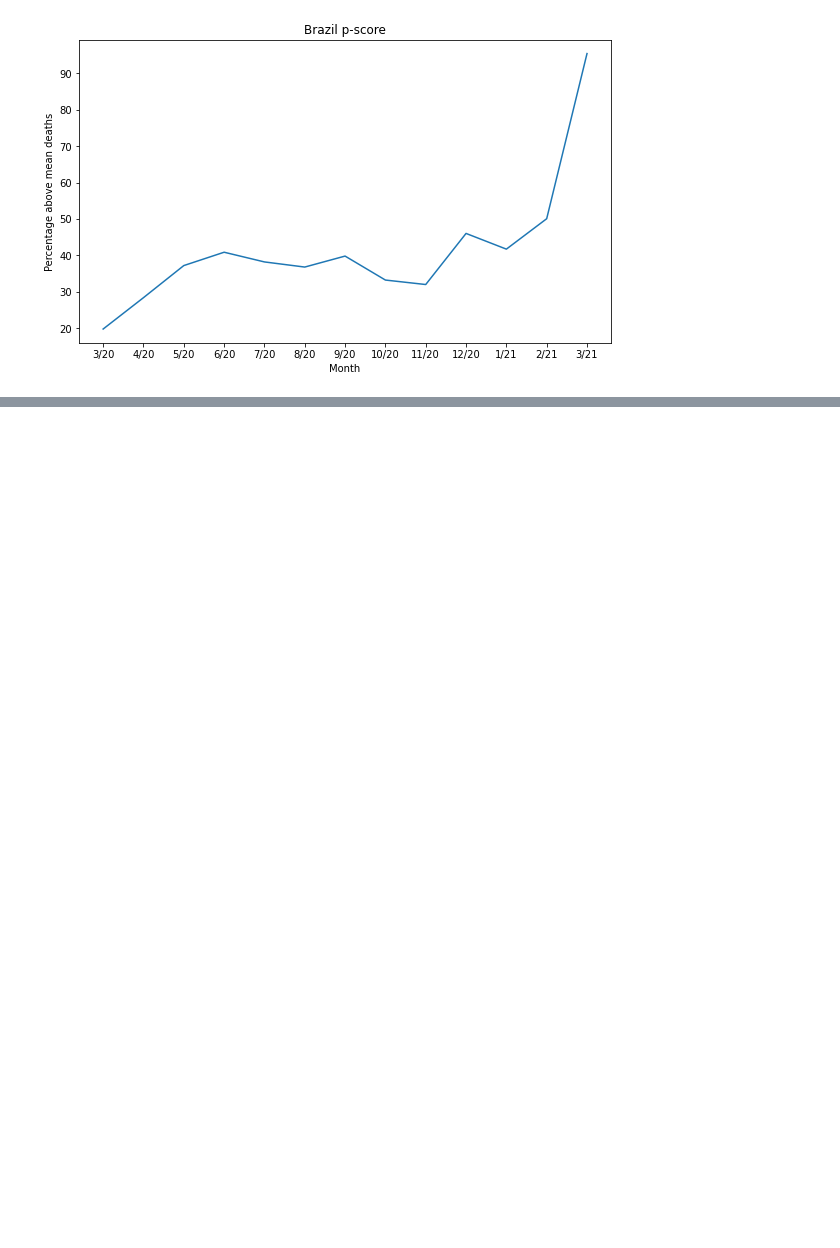
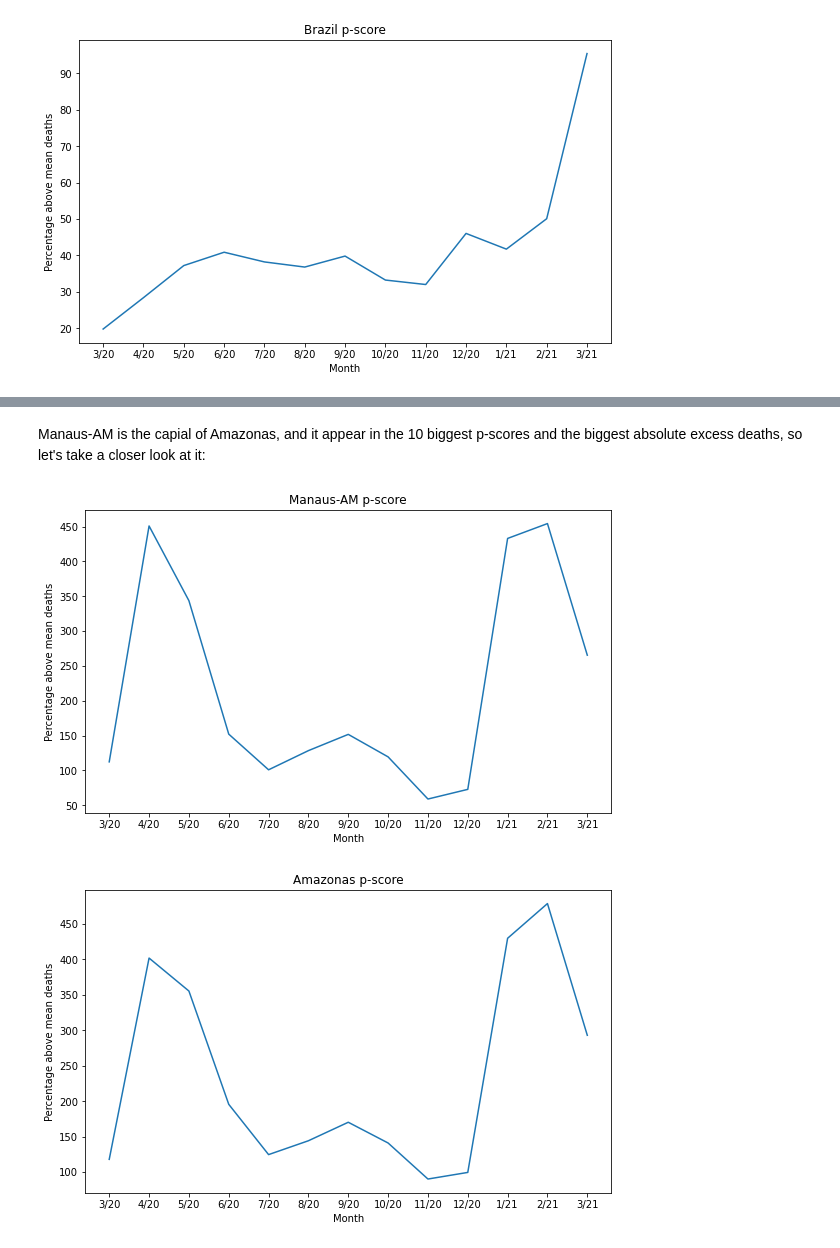
Before and after one commit to nanogennari/brazil-excess-deaths, a Jupyter notebook: excess_deaths.ipynb, the cells around one changed output, grey strips where cells are left out. Cells and saved outputs as stored; diff of their text form; code cells hidden in the pictures; blank space fills up the shorter version.

```diff
--- a/excess_deaths.ipynb
+++ b/excess_deaths.ipynb
@@ -112,25 +219,16 @@ We will exclude cities that does not have:
 * At leat 12 months of previous data to use as a mean;
 * The data detween `start_date` and `end_date`;
 * A cumulative mean deaths to use to compare in the interval `start_date` and `end_date` of at least 100.
-# %%
-from tqdm import tqdm
-
-cities_ed = {}
-cities_pscore = {}
-errors = []
-for city_code in tqdm(df[df.city_ibge_code.notnull()].city_ibge_code.unique()):
-    mask = df.city_ibge_code == city_code
-    try:
-        city_ed = excess_deaths(df, mask=mask, start_date=start_date, end_date=end_date)
-    except RuntimeError:
-        # This city does not have the required data
-        errors.append((city_code, "Not enough data"))
-        continue
-    lower_ex, higher_ex, mean = city_ed.count_excess_deaths()
-    if mean > 100:
-        p_score = 100*(higher_ex)/mean
-        cities_ed[city_code] = city_ed
-        cities_pscore[city_code] = p_score
-    else:
-        # This city does not have the required mean number of deaths
-        errors.append((city_code, "Zero mean"))
+# %%
+# Generates masks for all cities in data
+cities_masks = {}
+for city_code in df[df.city_ibge_code.notnull()].city_ibge_code.unique():
+    mask = df.city_ibge_code == city_code
+    city = "{}-{}".format(df[mask].city.iloc[0], df[mask].state.iloc[0])
+    cities_masks[city] = mask
+
+# Will only consider cities with a mean number of deaths for the period above 100
+def cities_restictions(excess_deaths, mean_deaths, p_score):
+    return mean_deaths <= 100
+
+cities_results_df = gen_results_df(df, cities_masks, cities_restictions)
@@ -179,0 +271,11 @@ Brejo Santo-CE p-score: 190.51
+# %% [markdown]
+Manaus-AM is the capial of Amazonas, and it appear in the 10 biggest p-scores and the biggest absolute excess deaths, so let's take a closer look at it:
+# %%
+manaus_ed = cities_results_df[cities_results_df.name == "Manaus-AM"].iloc[0]["ed_object"]
+manaus_ed.plot_p_score(title="Manaus-AM p-score")
+
+am_ed = states_results_df[states_results_df.name == "AM"].iloc[0]["ed_object"]
+am_ed.plot_p_score(title="Amazonas p-score")
+# %% [output]
+[figure, added]
+[figure, added]
```
Also changed, not shown: parts of 37 cells of this notebook, 3 other files.
